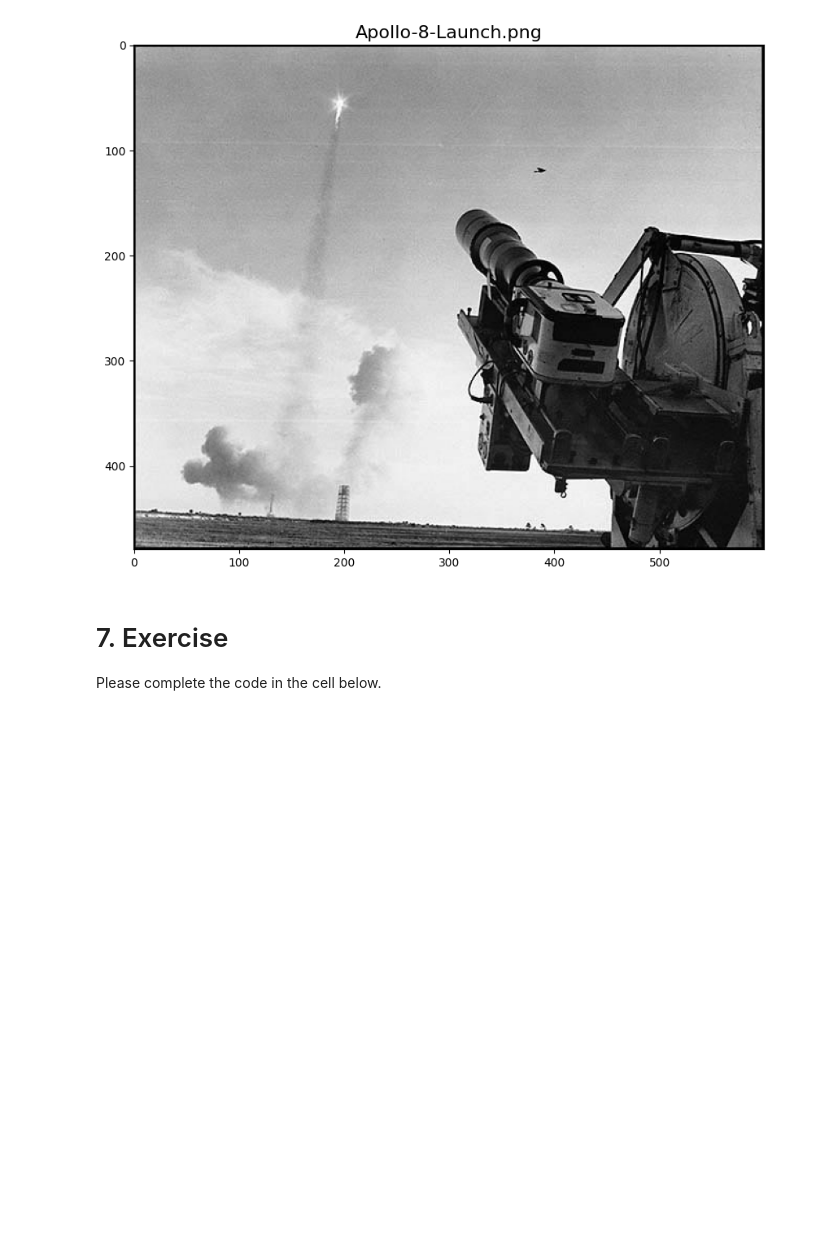
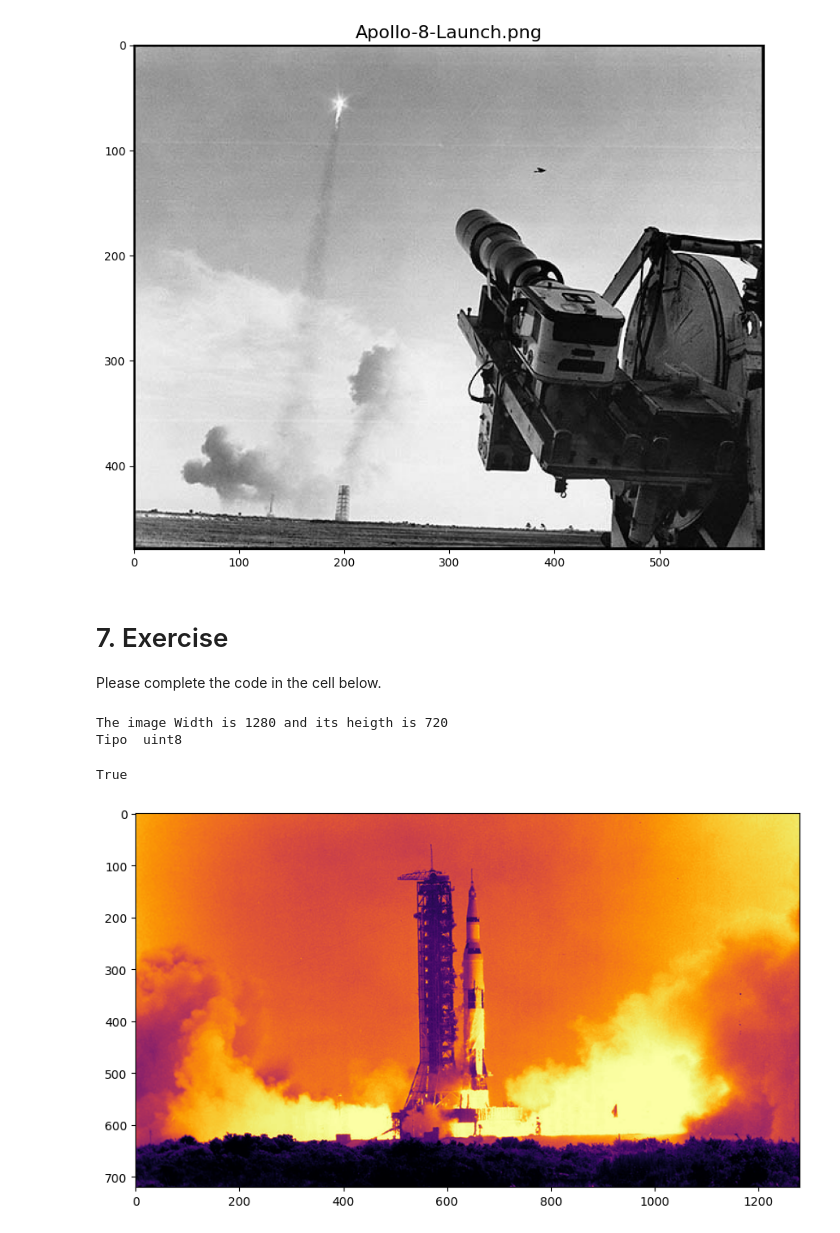
Before and after one commit to Asperjasp/CV_OpenCV-University-Computer-Vision, a Jupyter notebook: Mastering-OpenCV-Python/Module_1-Getting-Started-With-Images/01_01_Reading_Displaying_Saving_Images.ipynb, the cells around one changed output. Saved outputs shown, nothing was run; the diff lists cells and outputs as text; code cells hidden in the pictures; blank space fills up the shorter version.

Commit message:
First course variables

```diff
--- a/Mastering-OpenCV-Python/Module_1-Getting-Started-With-Images/01_01_Reading_Displaying_Saving_Images.ipynb
+++ b/Mastering-OpenCV-Python/Module_1-Getting-Started-With-Images/01_01_Reading_Displaying_Saving_Images.ipynb
@@ -242,15 +255,26 @@ plt.title('Apollo-8-Launch.png', fontsize = 16);
 Please complete the code in the cell below.
 # %%
 # Read the image ('Apollo-11-launch.jpg') using OpenCV imread() as a grayscale image.
-# YOUR CODE HERE
+
+Apolo = cv2.imread('Apollo-11-launch.jpg', 0)
 
 # Print the image width and height.
-# YOUR CODE HERE
 
+print(f"The image Width is {Apolo.shape[1]} and its heigth is {Apolo.shape[0]}")
+# The first number represents the number of rows ( heigth )
+# The second number represents the number of colums ( width )
 
 # Display the image using matplotlib imshow().
-# plt.figure(figsize = [10, 10]);
-# YOUR CODE HERE
 
+plt.figure(figsize = [10, 10]);
+plt.imshow(Apolo, cmap="inferno")
+
+#Information de apolo
+print('Tipo {Apolo.dtype} y {Apolo.} ')
 # Save the image as a PNG file using OpenCV imwrite().
-# YOUR CODE HERE
+cv2.imwrite('rocker-apolo-inferno.webp', Apolo)
+# %% [output]
+The image Width is 1280 and its heigth is 720
+Tipo  uint8
+True
+[figure, added]
```
Also changed, not shown: parts of 7 cells of this notebook, 12 other files.
